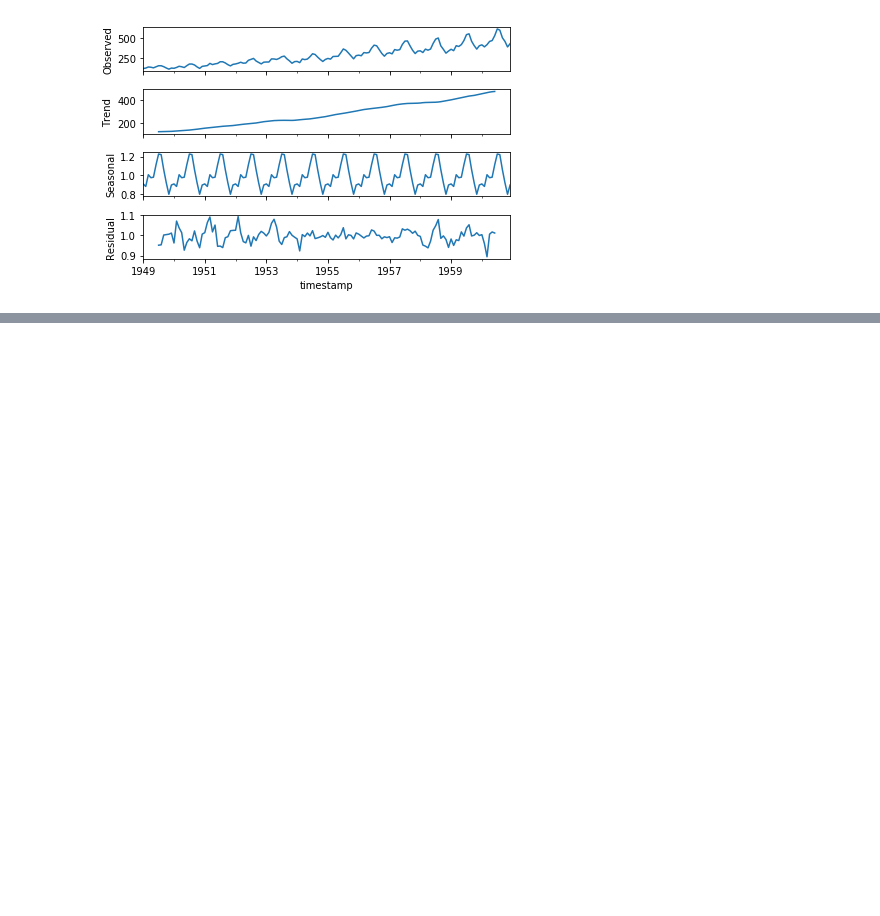
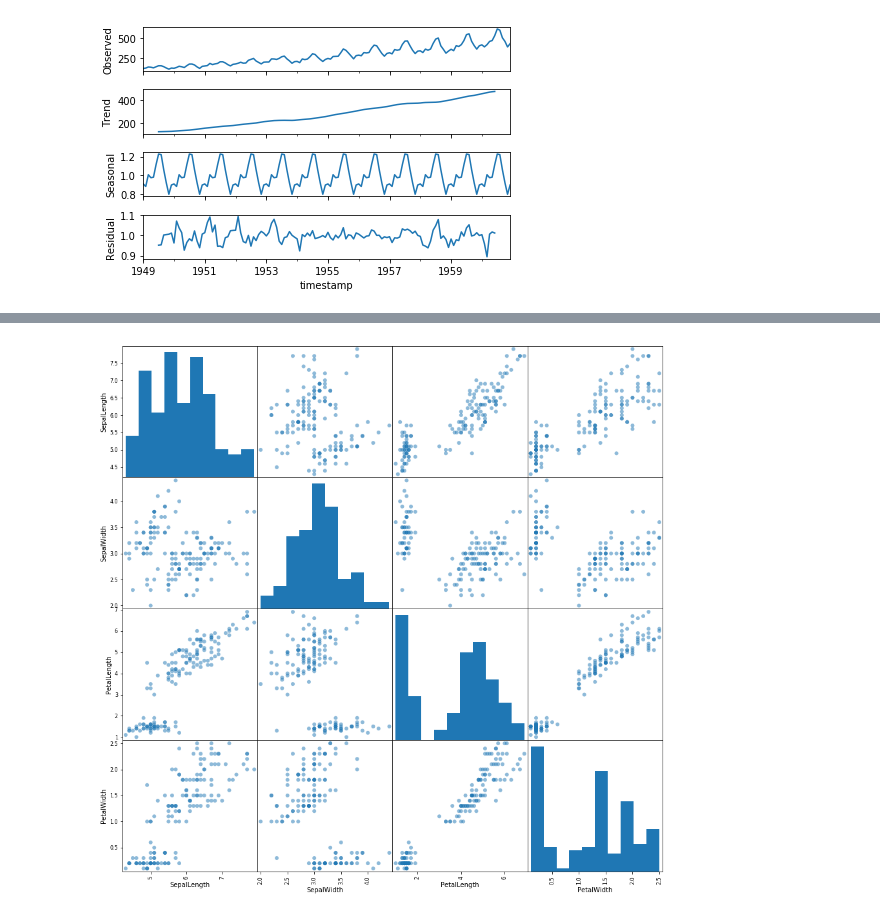
Before and after one commit to victorcionca/data_visualization_lecture, a Jupyter notebook: DataVisualisation.ipynb, the cells around one changed output, grey strips where cells are left out. Saved outputs shown, nothing was run; the diff lists cells and outputs as text; code cells hidden in the pictures; blank space fills up the shorter version.

```diff
--- a/DataVisualisation.ipynb
+++ b/DataVisualisation.ipynb
@@ -624,0 +701,4 @@ _=decomposition.plot()
+# %%
+_=pd.plotting.scatter_matrix(iris_data, alpha=0.5, diagonal='hist', figsize=(15,15), marker='O')
+# %% [output]
+[figure, added]
```
Also changed, not shown: parts of 30 cells of this notebook, 1 other file.
